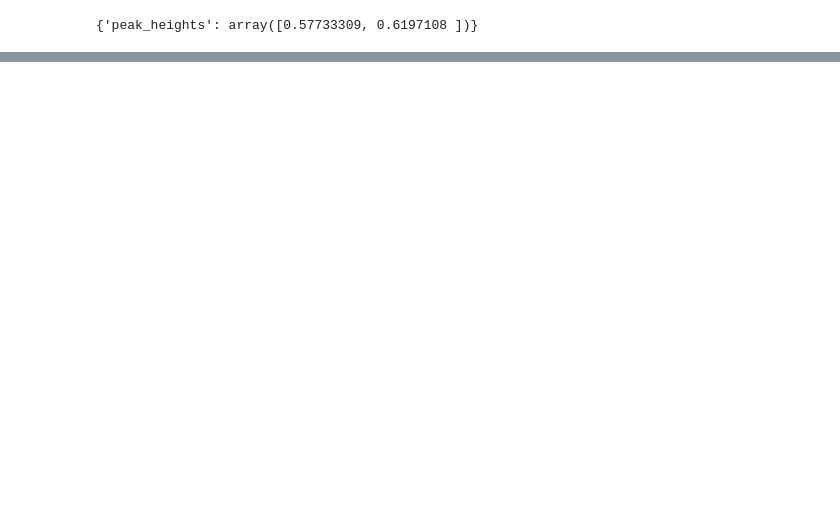
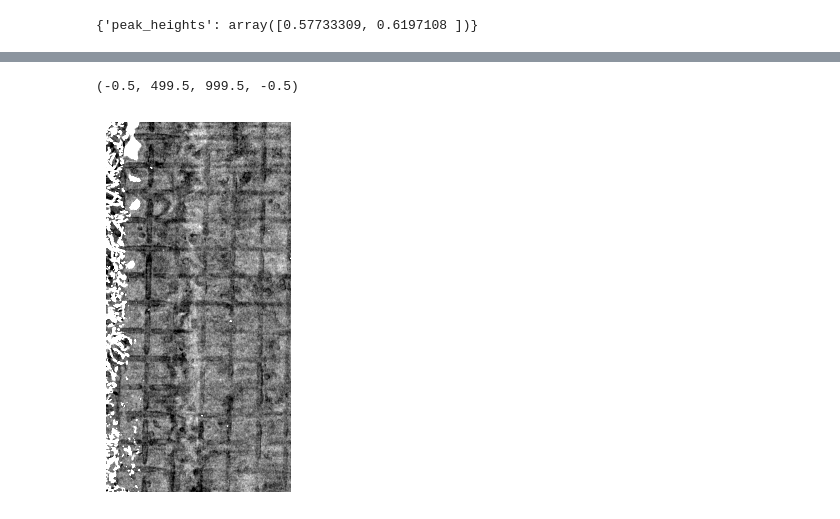
Before and after one commit to Pescatore23/coely_postmortem, a Jupyter notebook: 99_testing.ipynb, the cells around one changed output, grey strips where cells are left out. Cells and saved outputs as stored; diff of their text form; code cells hidden in the pictures; blank space fills up the shorter version.

```diff
--- a/99_testing.ipynb
+++ b/99_testing.ipynb
@@ -183,0 +236,6 @@ plt.imshow(interface)
+# %%
+plt.imshow(interface, 'gray', vmin=0, vmax=0.2)
+plt.axis('off')
+# %% [output]
+(-0.5, 499.5, 999.5, -0.5)
+[figure, added]
```
Also changed, not shown: parts of 19 cells of this notebook, 1 other file.
